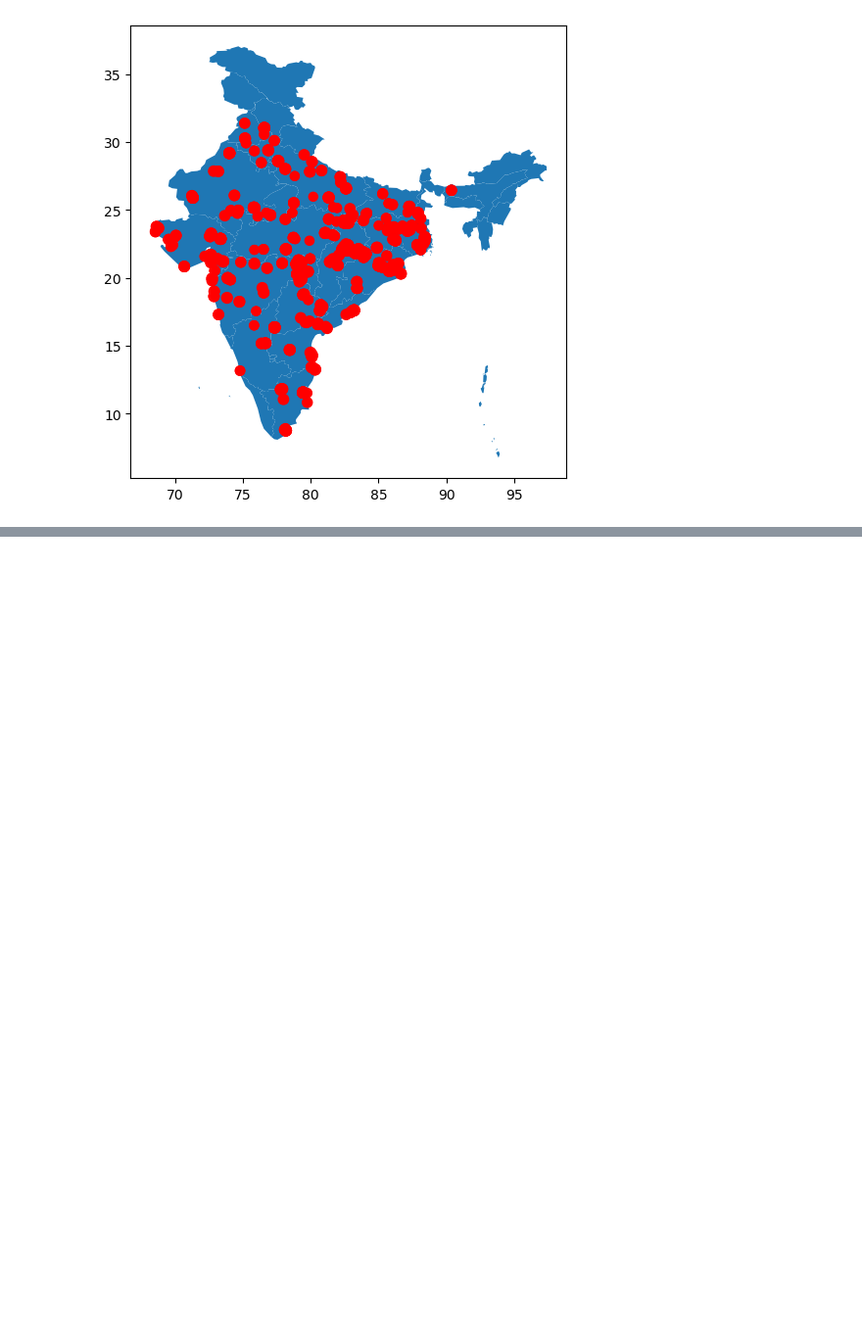
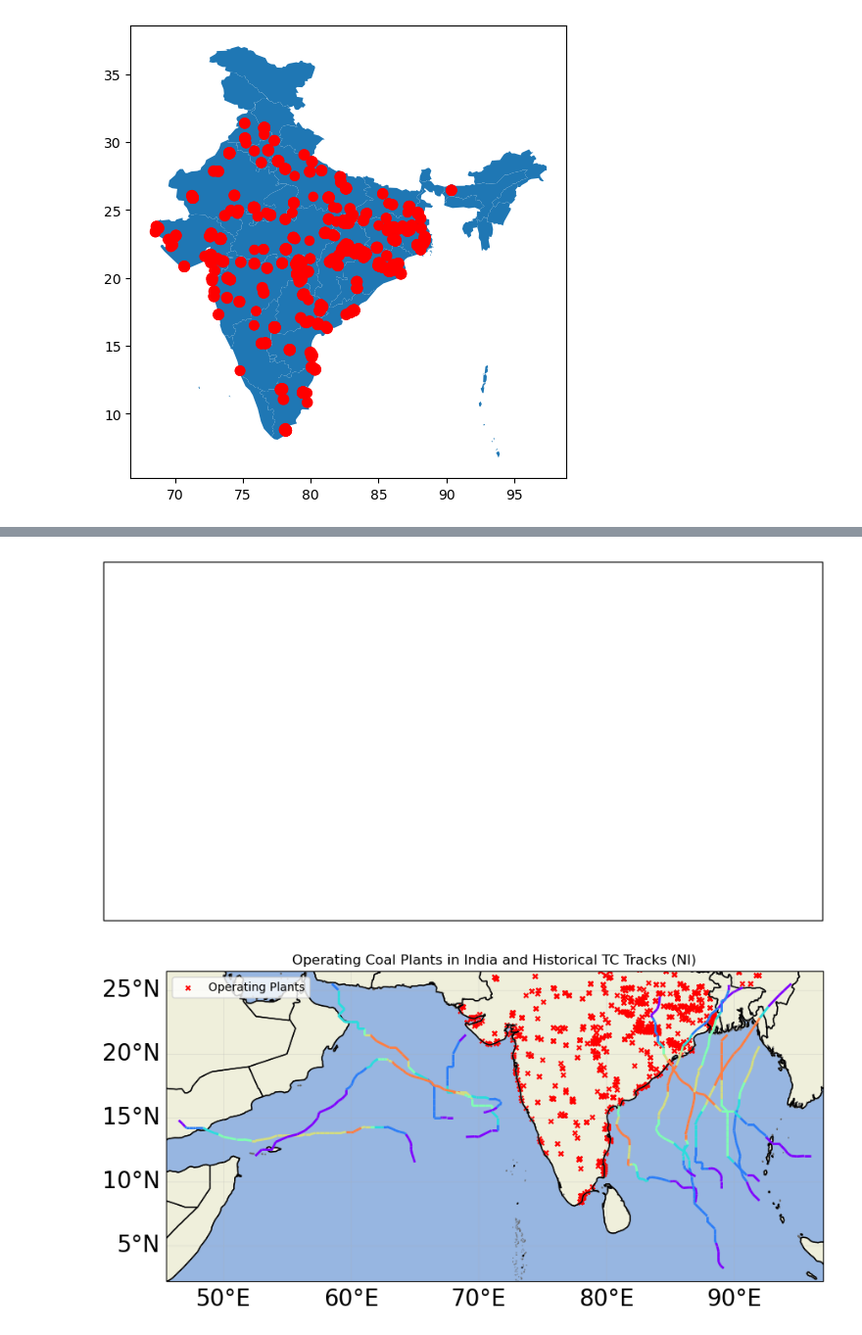
Before and after one commit to Moqian1122/TCRiskIndia, a Jupyter notebook: tc_histrocial_get.ipynb, the cells around one changed output, grey strips where cells are left out. Shown at 98% size. Drawn from its saved outputs; the diff is of its cells as text; code cells hidden in the pictures; blank space fills up the shorter version.

```diff
--- a/tc_histrocial_get.ipynb
+++ b/tc_histrocial_get.ipynb
@@ -194,0 +198,31 @@ plt.show()
+# %%
+import matplotlib.pyplot as plt
+import cartopy.crs as ccrs
+import cartopy.feature as cfeature
+
+# Step 1: Set up the figure and axis with Cartopy projection (e.g., PlateCarree for lat/lon grid)
+fig, ax = plt.subplots(figsize=(10, 6), subplot_kw={'projection': ccrs.PlateCarree()})
+
+# Step 2: Plot TC tracks for category 4
+ax = tc_hist_ni.subset({"category": 4}).plot()
+
+# Step 3: Add map features like coastlines, borders, and lakes
+ax.add_feature(cfeature.COASTLINE)
+ax.add_feature(cfeature.BORDERS)
+ax.add_feature(cfeature.LAND, edgecolor='black')
+ax.add_feature(cfeature.LAKES, edgecolor='black')
+ax.add_feature(cfeature.OCEAN)
+
+# Step 4: Overlay coal power plants
+ax.scatter(pp['Longitude'], pp['Latitude'],
+           color='red', label='Operating Plants', marker='x', s=15, transform=ccrs.PlateCarree())
+
+# Step 5: Add title and legend
+ax.set_title("Operating Coal Plants in India and Historical TC Tracks (NI)")
+ax.legend()
+
+# Step 6: Show the final plot
+plt.show()
+# %% [output]
+[figure, added]
+[figure, added]
```
Also changed, not shown: parts of 4 cells of this notebook.
